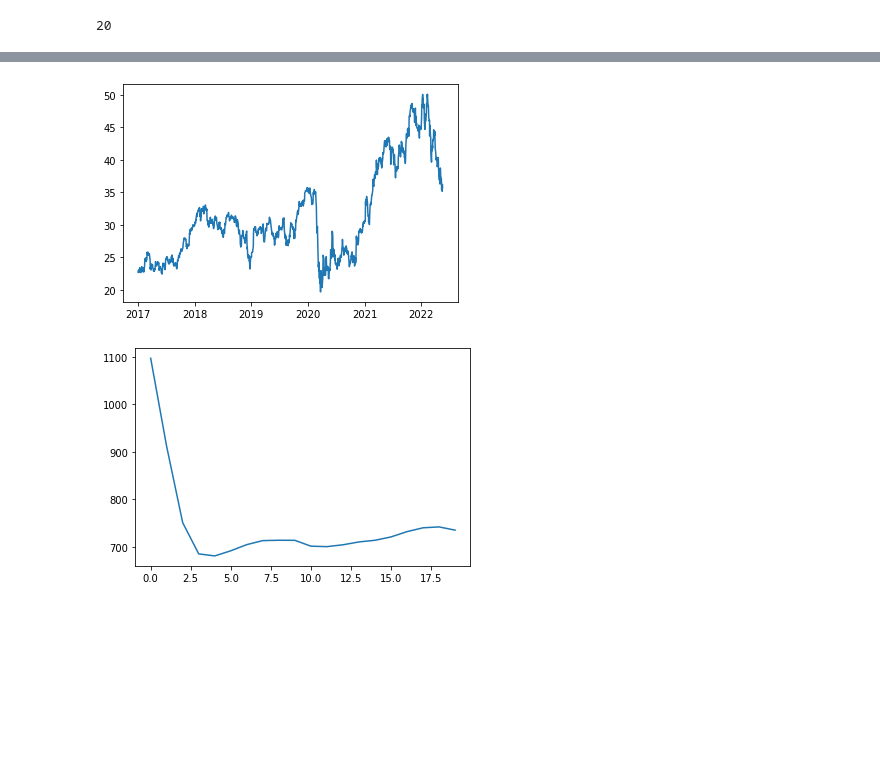
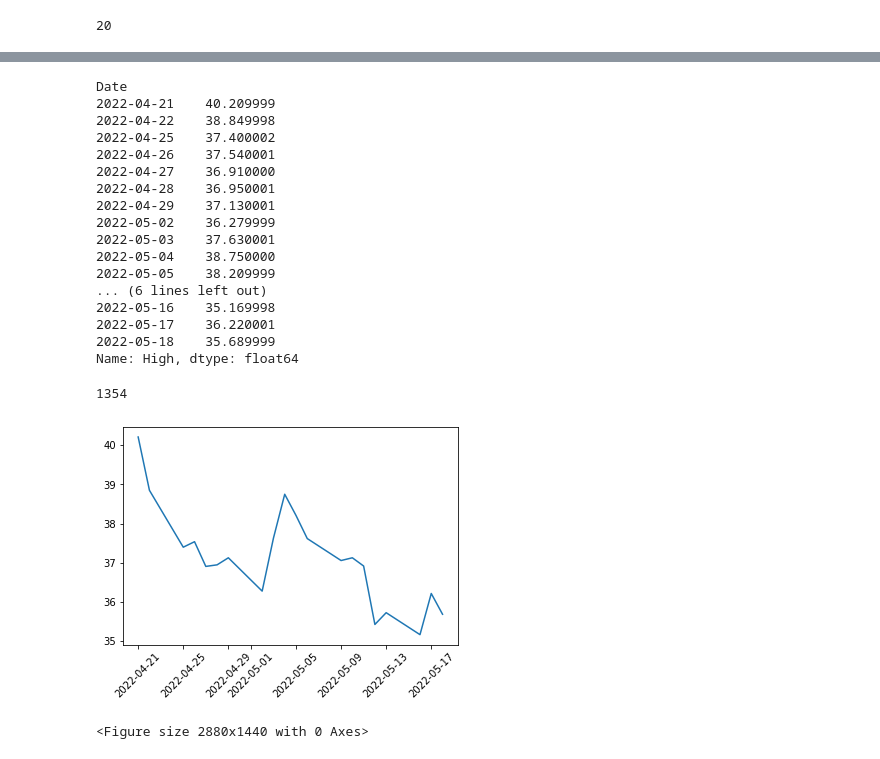
Before and after one commit to 33north/StockAnalysisProject4, a Jupyter notebook: TB_ML_BAC_future_no_Y_test.ipynb, the cells around one changed output, grey strips where cells are left out. Saved outputs shown, nothing was run; the diff lists cells and outputs as text; code cells hidden in the pictures; blank space fills up the shorter version.

```diff
--- a/TB_ML_BAC_future_no_Y_test.ipynb
+++ b/TB_ML_BAC_future_no_Y_test.ipynb
@@ -264,10 +285,32 @@ TypeError: unhashable type: 'numpy.ndarray'
+# %%
+data_train.iloc[1334:1354,1]
+# %% [output]
+Date
+2022-04-21    40.209999
+2022-04-22    38.849998
+2022-04-25    37.400002
+2022-04-26    37.540001
+2022-04-27    36.910000
+2022-04-28    36.950001
+2022-04-29    37.130001
+2022-05-02    36.279999
+2022-05-03    37.630001
+2022-05-04    38.750000
+2022-05-05    38.209999
+... (6 lines left out)
+2022-05-16    35.169998
+2022-05-17    36.220001
+2022-05-18    35.689999
+Name: High, dtype: float64
 # %%
-plt.plot(data_train.iloc[:,1])
-plt.show()
+len(data_train.iloc[:,1])
 # %% [output]
-[figure, removed]
+1354
-# %%
-plt.plot(predicted_prices)
-plt.show()
-# %% [output]
-[figure, removed]
+# %%
+plt.plot(data_train.iloc[1334:1354,1])
+plt.xticks(rotation=45)
+plt.figure(figsize = (40,20))
+plt.tight_layout()
+# %% [output]
+[figure, added]
+<Figure size 2880x1440 with 0 Axes>
```
Also changed, not shown: parts of 7 cells of this notebook, 2 other files.
